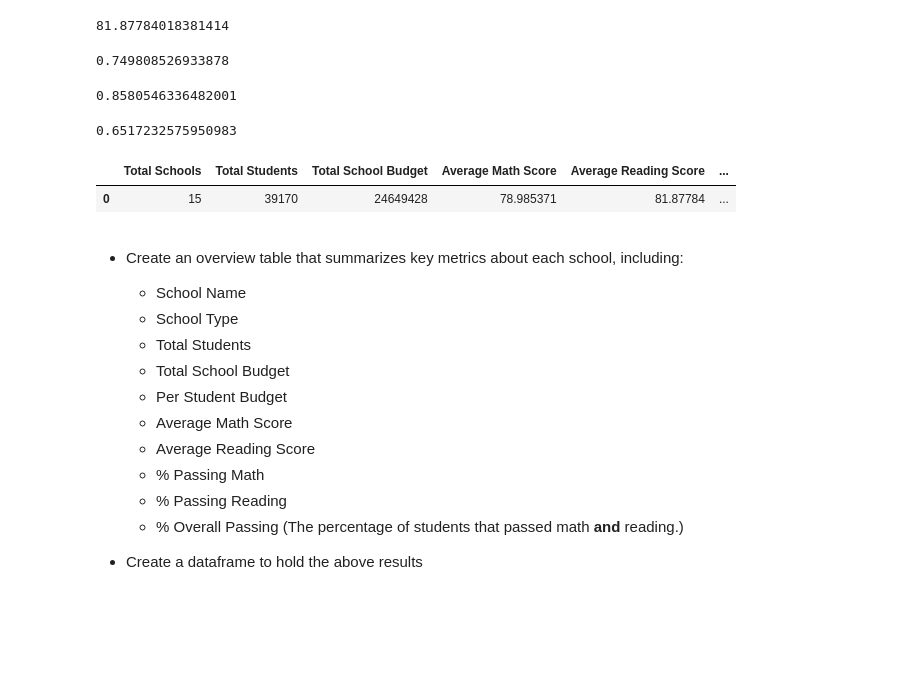
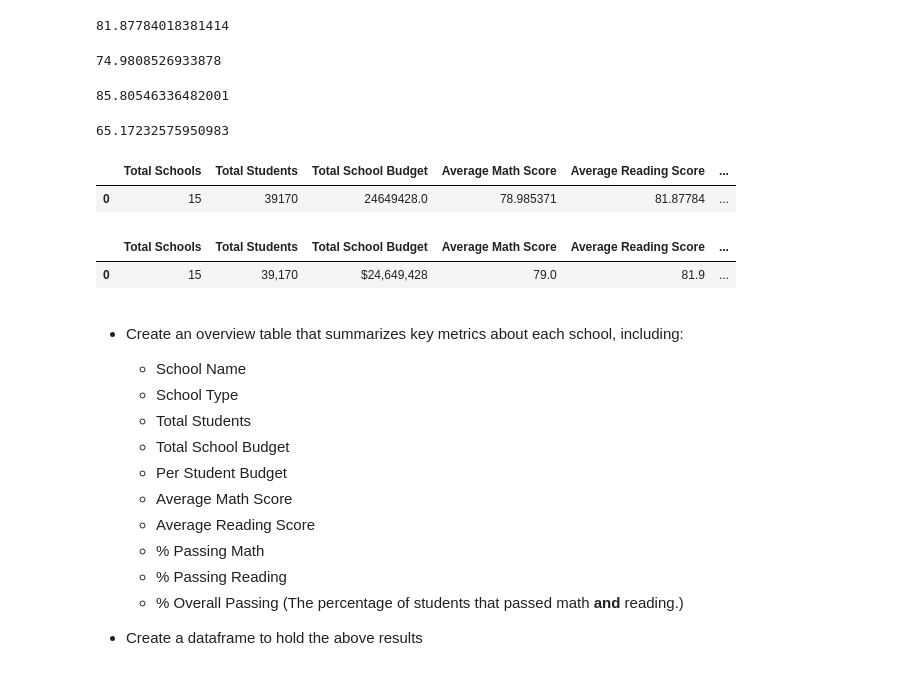
Before and after one commit to zetaum/pandas-challenge, a Jupyter notebook: PyCitySchools/PyCitySchools_starter.ipynb, the cells around one changed output. Cells and saved outputs as stored; diff of their text form; code cells hidden in the pictures; blank space fills up the shorter version.

Commit message:
add formatting

```diff
--- a/PyCitySchools/PyCitySchools_starter.ipynb
+++ b/PyCitySchools/PyCitySchools_starter.ipynb
@@ -86,29 +89,29 @@ avg_reading_score
 81.87784018381414
 # %%
 #calculate the % of students with a passing math score (70 or greater)
-passing_math_score = student_data_df.loc[student_data_df['math_score'] >= 70]['math_score'].count()
-perc_passing_math = passing_math_score/total_number_students
+passing_math_score = school_student_combined_df.loc[school_student_combined_df['math_score'] >= 70]['math_score'].count()
+perc_passing_math =  (passing_math_score/total_students)*100
 perc_passing_math
 # %% [output]
-0.749808526933878
+74.9808526933878
 # %%
 #calculate the % of students with a passing reading score (70 or greater)
-passing_reading_score = student_data_df.loc[student_data_df['reading_score'] >= 70]['reading_score'].count()
-perc_passing_reading = passing_reading_score/total_number_students
+passing_reading_score = school_student_combined_df.loc[school_student_combined_df['reading_score'] >= 70]['reading_score'].count()
+perc_passing_reading = (passing_reading_score/total_students)*100
 perc_passing_reading
 # %% [output]
-0.8580546336482001
+85.80546336482001
 # %%
 #calculate the percentage of students who passed math and reading (% Overall Passing)
-overall_pass = student_data_df[(student_data_df['math_score'] >= 70) & (student_data_df['reading_score'] >= 70)]['student_name'].count()/total_number_students
+overall_pass = (school_student_combined_df[(school_student_combined_df['math_score'] >= 70) & (school_student_combined_df['reading_score'] >= 70)]['student_name'].count()/total_students)*100
 overall_pass
 # %% [output]
-0.6517232575950983
+65.17232575950983
 # %%
 #create a dataframe to hold the above results
-district_summary_df = pd.DataFrame({"Total Schools": [total_number_school],
-                                    "Total Students": [total_number_students],
-                                    "Total School Budget": [total_budget],
+district_summary_df = pd.DataFrame({"Total Schools": [num_schools],
+                                    "Total Students": [total_students],
+                                    "Total School Budget": [school_budget],
                                     "Average Math Score": [avg_math_score],
                                     "Average Reading Score": [avg_reading_score],
                                     "% Passing Math": [perc_passing_math],
@@ -120,4 +123,18 @@ district_summary_df = pd.DataFrame({"Total Schools": [total_number_school],
 district_summary_df
 # %% [output]
 |  | Total Schools | Total Students | Total School Budget | Average Math Score | Average Reading Score | ... |
-| 0 | 15 | 39170 | 24649428 | 78.985371 | 81.87784 | ... |
+| 0 | 15 | 39170 | 24649428.0 | 78.985371 | 81.87784 | ... |
+# %%
+#give the displayed data cleaner formatting
+district_summary.style.format({"Total Students": "{:,}",
+                               "Total School Budget": "${:,}",
+                               "Per Student Budget": "${:.0f}",
+                               "Average Math Score": "{:.1f}",
+                               "Average Reading Score": "{:.1f}",
+                               "% Passing Math": "{:.1%}",
+                               "% Passing Reading": "{:.1%}",
+                               "% Overall Passing": "{:.1%}"
+})
+# %% [output]
+|  | Total Schools | Total Students | Total School Budget | Average Math Score | Average Reading Score | ... |
+| 0 | 15 | 39,170 | $24,649,428 | 79.0 | 81.9 | ... |
```
Also changed, not shown: parts of 10 cells of this notebook.
